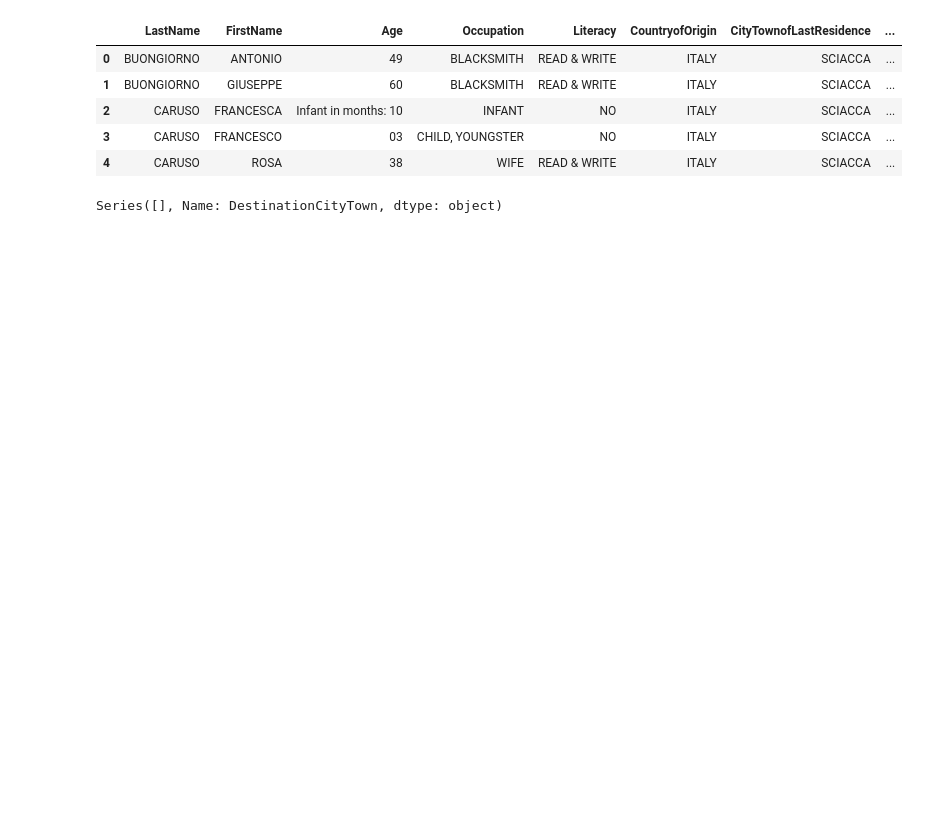
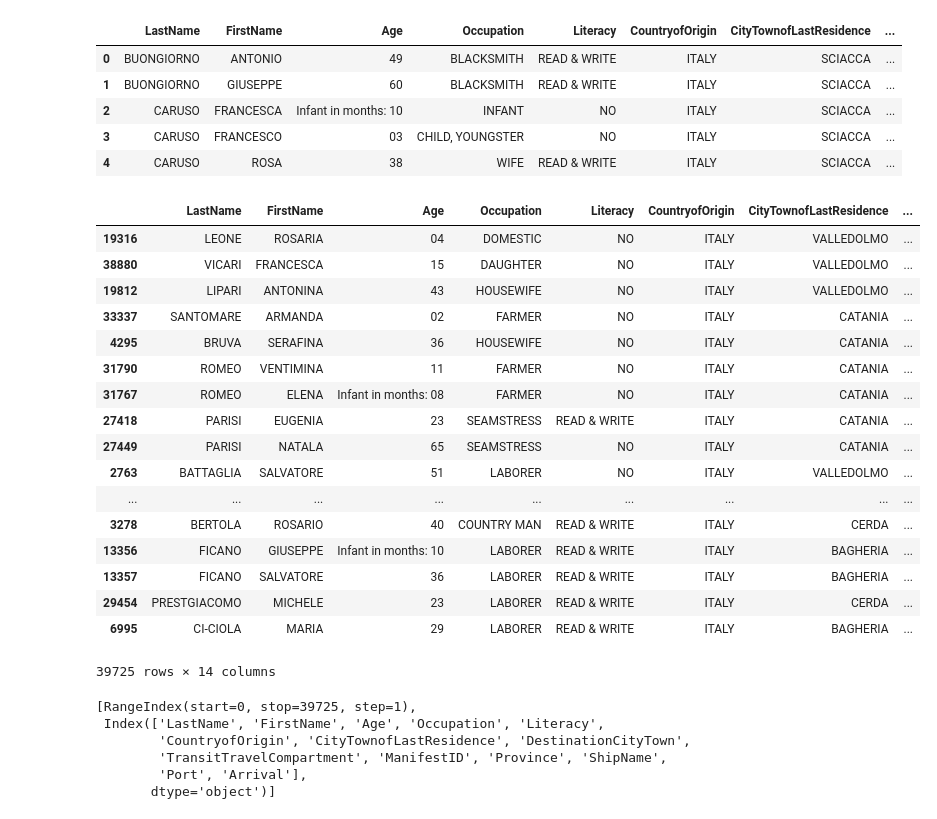
Before and after one commit to courtneysimonse/sicily-immigrants, a Jupyter notebook: destinations.ipynb, the cells around one changed output. Saved outputs shown, nothing was run; the diff lists cells and outputs as text; code cells hidden in the pictures; blank space fills up the shorter version.

```diff
--- a/destinations.ipynb
+++ b/destinations.ipynb
@@ -25,7 +25,33 @@ df.head()
 | 2 | CARUSO | FRANCESCA | Infant in months: 10 | INFANT | NO | ITALY | SCIACCA | ... |
 | 3 | CARUSO | FRANCESCO | 03 | CHILD, YOUNGSTER | NO | ITALY | SCIACCA | ... |
 | 4 | CARUSO | ROSA | 38 | WIFE | READ & WRITE | ITALY | SCIACCA | ... |
-# %%
-df['DestinationCityTown'].filter(like='NEW YORK')
-# %% [output]
-Series([], Name: DestinationCityTown, dtype: object)
+# %%
+df.sort_values('DestinationCityTown')
+# %% [output]
+|  | LastName | FirstName | Age | Occupation | Literacy | CountryofOrigin | CityTownofLastResidence | ... |
+| 19316 | LEONE | ROSARIA | 04 | DOMESTIC | NO | ITALY | VALLEDOLMO | ... |
+| 38880 | VICARI | FRANCESCA | 15 | DAUGHTER | NO | ITALY | VALLEDOLMO | ... |
+| 19812 | LIPARI | ANTONINA | 43 | HOUSEWIFE | NO | ITALY | VALLEDOLMO | ... |
+| 33337 | SANTOMARE | ARMANDA | 02 | FARMER | NO | ITALY | CATANIA | ... |
+| 4295 | BRUVA | SERAFINA | 36 | HOUSEWIFE | NO | ITALY | CATANIA | ... |
+| 31790 | ROMEO | VENTIMINA | 11 | FARMER | NO | ITALY | CATANIA | ... |
+| 31767 | ROMEO | ELENA | Infant in months: 08 | FARMER | NO | ITALY | CATANIA | ... |
+| 27418 | PARISI | EUGENIA | 23 | SEAMSTRESS | READ & WRITE | ITALY | CATANIA | ... |
+| 27449 | PARISI | NATALA | 65 | SEAMSTRESS | NO | ITALY | CATANIA | ... |
+| 2763 | BATTAGLIA | SALVATORE | 51 | LABORER | NO | ITALY | VALLEDOLMO | ... |
+| ... | ... | ... | ... | ... | ... | ... | ... | ... |
+| 3278 | BERTOLA | ROSARIO | 40 | COUNTRY MAN | READ & WRITE | ITALY | CERDA | ... |
+| 13356 | FICANO | GIUSEPPE | Infant in months: 10 | LABORER | READ & WRITE | ITALY | BAGHERIA | ... |
+| 13357 | FICANO | SALVATORE | 36 | LABORER | READ & WRITE | ITALY | BAGHERIA | ... |
+| 29454 | PRESTGIACOMO | MICHELE | 23 | LABORER | READ & WRITE | ITALY | CERDA | ... |
+| 6995 | CI-CIOLA | MARIA | 29 | LABORER | READ & WRITE | ITALY | BAGHERIA | ... |
+39725 rows × 14 columns
+# %%
+df.axes
+# %% [output]
+[RangeIndex(start=0, stop=39725, step=1),
+ Index(['LastName', 'FirstName', 'Age', 'Occupation', 'Literacy',
+        'CountryofOrigin', 'CityTownofLastResidence', 'DestinationCityTown',
+        'TransitTravelCompartment', 'ManifestID', 'Province', 'ShipName',
+        'Port', 'Arrival'],
+       dtype='object')]
```
Also changed, not shown: parts of 2 cells of this notebook.
